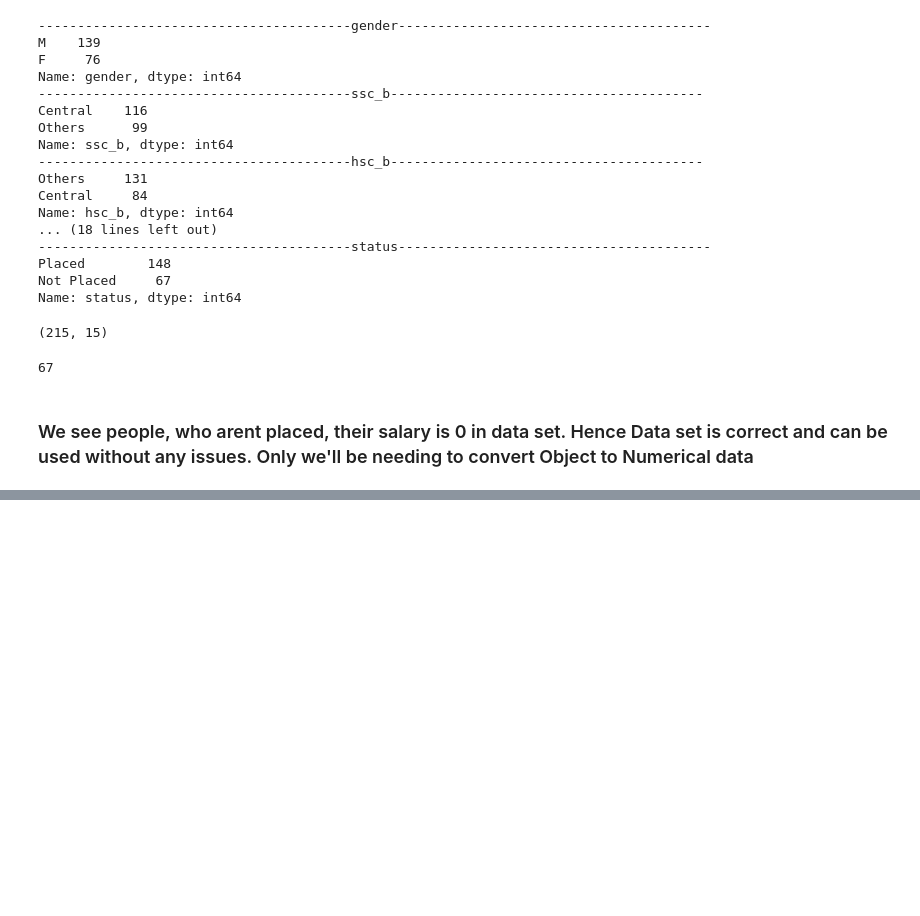
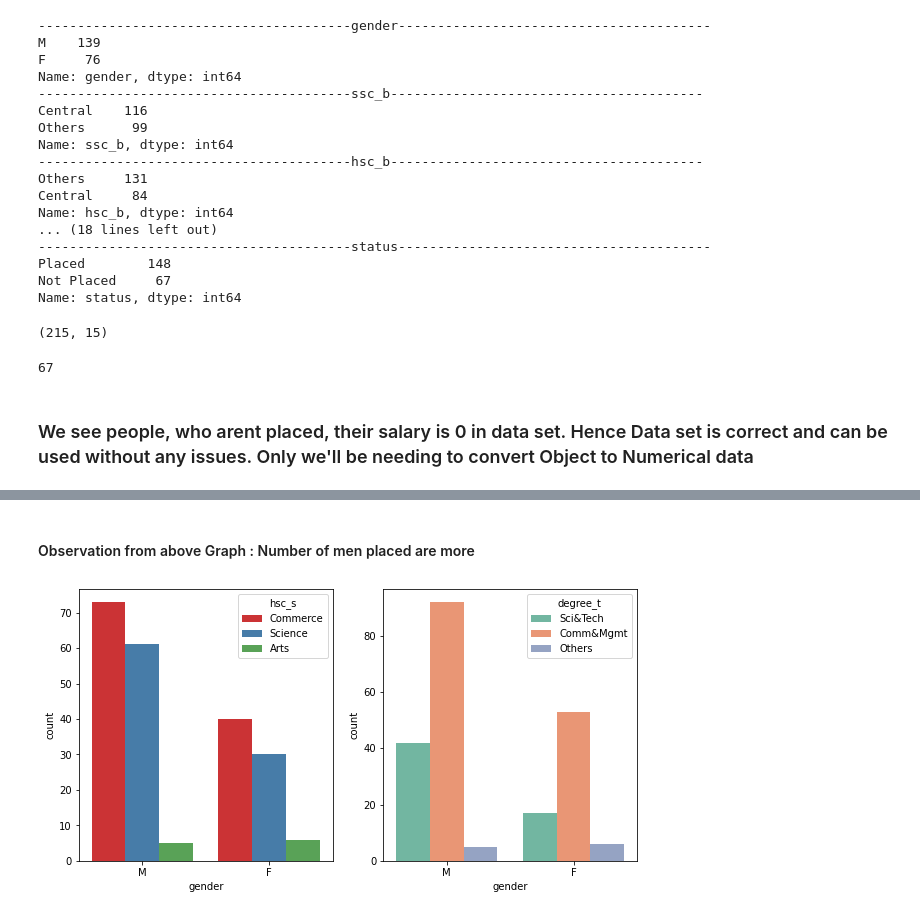
Before and after one commit to SahilChachra/Campus-Placement-Prediction, a Jupyter notebook: Campus-Placement-Pred.ipynb, the cells around one changed output, grey strips where cells are left out. Saved outputs shown, nothing was run; the diff lists cells and outputs as text; code cells hidden in the pictures; blank space fills up the shorter version.

```diff
--- a/Campus-Placement-Pred.ipynb
+++ b/Campus-Placement-Pred.ipynb
@@ -75,0 +84,10 @@ x['salary'].isna().sum()
+# %% [markdown]
+#### Observation from above Graph : Number of men placed are more
+# %%
+fig, axes = plt.subplots(1,2, figsize=(10, 5), sharex=True)
+sns.countplot("gender",hue='hsc_s',data=data, ax=axes[0], palette='Set1')
+
+sns.countplot("gender", hue='degree_t', data=data, ax = axes[1],palette='Set2')
+plt.show()
+# %% [output]
+[figure, added]
```
Also changed, not shown: parts of 22 cells of this notebook.
